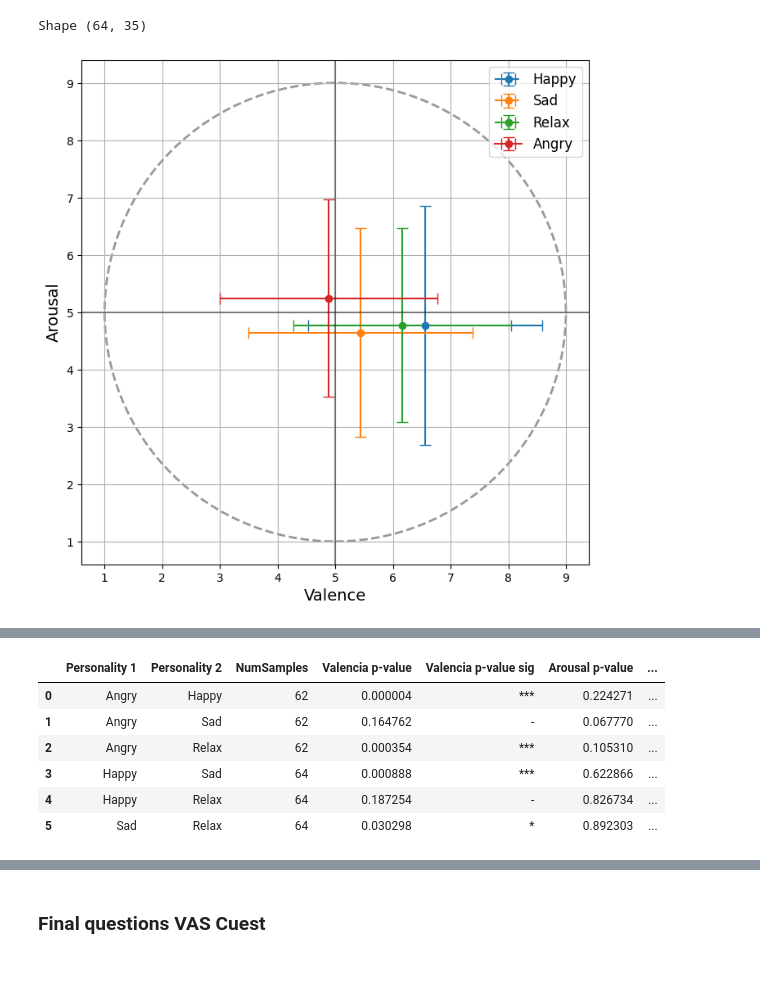
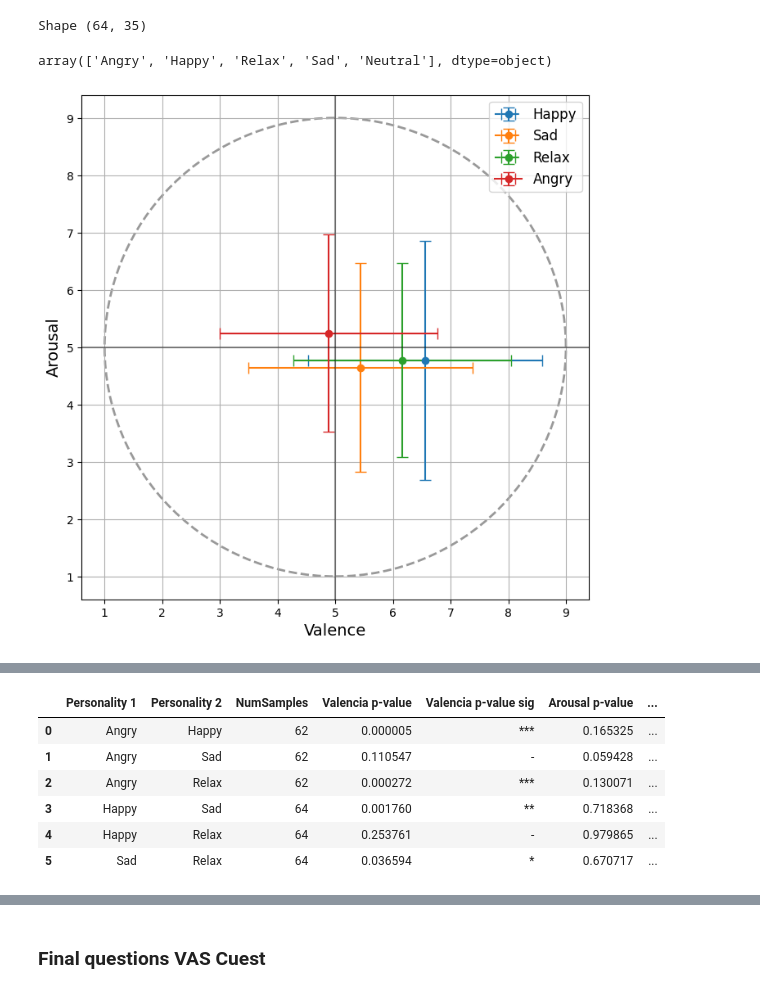
Before and after one commit to ASAPLableni/LableniBot, a Jupyter notebook: DataAnalysis/AnalysisQuestUpdate.ipynb, the cells around one changed output, grey strips where cells are left out. Drawn from its saved outputs; the diff is of its cells as text; code cells hidden in the pictures.

```diff
--- a/DataAnalysis/AnalysisQuestUpdate.ipynb
+++ b/DataAnalysis/AnalysisQuestUpdate.ipynb
@@ -869,20 +963,20 @@ Mean Sad Question2 = 4.8906 +/- 1.5724 ; Median = 5.0 ; Min. =  1.0 ; Max. =  7.
 # %%
 results_subject_list = []
-for i_p1, p1 in enumerate(df_all_cuest["Personality"].unique()[:-1]):
-    for p2 in df_all_cuest["Personality"].unique()[(i_p1+1):]:
+for i_p1, p1 in enumerate(df_all_cuest["NewPersonality"].unique()[:-1]):
+    for p2 in df_all_cuest["NewPersonality"].unique()[(i_p1+1):]:
         # print("Personality", p1, p2)
 
-        x1 = (df_all_cuest[df_all_cuest["Personality"] == p1]["Question1"]).dropna()
-        x2 = (df_all_cuest[df_all_cuest["Personality"] == p2]["Question1"]).dropna()
+        x1 = (df_all_cuest[df_all_cuest["NewPersonality"] == p1]["Question1"]).dropna()
+        x2 = (df_all_cuest[df_all_cuest["NewPersonality"] == p2]["Question1"]).dropna()
 
-        _, p_value_valencia = sp.stats.mannwhitneyu(x1, x2)
+        _, p_value_valencia = sp.stats.kruskal(x1, x2)
 
-        x1 = (df_all_cuest[df_all_cuest["Personality"] == p1]["Question2"]).dropna().astype(np.int16)
-        x2 = (df_all_cuest[df_all_cuest["Personality"] == p2]["Question2"]).dropna().astype(np.int16)
+        x1 = (df_all_cuest[df_all_cuest["NewPersonality"] == p1]["Question2"]).dropna().astype(np.int16)
+        x2 = (df_all_cuest[df_all_cuest["NewPersonality"] == p2]["Question2"]).dropna().astype(np.int16)
 
-        _, p_value_arousal = sp.stats.mannwhitneyu(x1, x2)
+        _, p_value_arousal = sp.stats.kruskal(x1, x2)
 
-        results_subject_list.append({
+        results_subject_lrellist.append({
             "Personality 1": p1,
             "Personality 2": p2,
             "NumSamples": len(x1),
@@ -1117,6 +1248,10 @@ def rescale_feature(array, min_sc=-4, max_sc=4):
 print("Shape", df_happy.shape)
 # %% [output]
 Shape (64, 35)
+# %%
+df_all_cuest["NewPersonality"].unique()
+# %% [output]
+array(['Angry', 'Happy', 'Relax', 'Sad', 'Neutral'], dtype=object)
 # %%
 # #######################
 # ### SAM for Subject ###
@@ -1167,19 +1302,55 @@ plt.savefig("Results/Images/SAMSubject.pdf", dpi=300, format="pdf")
 plt.show()
 
 aute.stat_print(df_angry["Question3"], "Angry Valence")
+_, p_value = sp.stats.normaltest(df_angry["Question3"].dropna())
+print("p-value", p_value, "in string", aute.get_p_string(p_value))
+
 aute.stat_print(df_angry["Question4"], "Angry Arousal")
+_, p_value = sp.stats.normaltest(df_angry["Question4"].dropna())
+print("p-value", p_value, "in string", aute.get_p_string(p_value))
+
 print()
 aute.stat_print(df_happy["Question3"], "Happy Valence")
+_, p_value = sp.stats.normaltest(df_happy["Question3"].dropna())
+print("p-value", p_value, "in string", aute.get_p_string(p_value))
+
 aute.stat_print(df_happy["Question4"], "Happy Arousal")
+_, p_value = sp.stats.normaltest(df_happy["Question4"].dropna())
+print("p-value", p_value, "in string", aute.get_p_string(p_value))
+
 print()
 aute.stat_print(df_sad["Question3"], "Sad Valence")
+_, p_value = sp.stats.normaltest(df_sad["Question3"].dropna())
+print("p-value", p_value, "in string", aute.get_p_string(p_value))
+
 aute.stat_print(df_sad["Question4"], "Sad Arousal")
+_, p_value = sp.stats.normaltest(df_sad["Question4"].dropna())
+print("p-value", p_value, "in string", aute.get_p_string(p_value))
+
 print()
 aute.stat_print(df_relax["Question3"], "Relax Valence")
+_, p_value = sp.stats.normaltest(df_relax["Question3"].dropna())
+print("p-value", p_value, "in string", aute.get_p_string(p_value))
+
 aute.stat_print(df_relax["Question4"], "Relax Arousal")
+_, p_value = sp.stats.normaltest(df_relax["Question4"].dropna())
+print("p-value", p_value, "in string", aute.get_p_string(p_value))
+
 print()
 
 personality_list = ["Angry", "Happy", "Sad", "Relax"]
+
+group_list = [
+    df_g["Question3"].dropna().tolist() for g, df_g in df_all_cuest.groupby("NewPersonality") if g != "Neutral"
+]
+_, pvalue = sp.stats.f_oneway(*group_list)
+print("Valence", pvalue, "string", aute.get_p_string(pvalue))
+
+group_list = [
+    df_g["Question4"].dropna().tolist() for g, df_g in df_all_cuest.groupby("NewPersonality") if g != "Neutral"
+]
+_, pvalue = sp.stats.f_oneway(*group_list)
+print("Arousal", pvalue, "string", aute.get_p_string(pvalue))
 
 results_subject_list = []
 for i_p1, p1 in enumerate(personality_list[:-1]):
@@ -1189,12 +1360,12 @@ for i_p1, p1 in enumerate(personality_list[:-1]):
         x1 = (df_all_cuest[df_all_cuest["Personality"] == p1]["Question3"]).dropna()
         x2 = (df_all_cuest[df_all_cuest["Personality"] == p2]["Question3"]).dropna()
 
-        _, p_value_valencia = sp.stats.mannwhitneyu(x1, x2)
+        _, p_value_valencia = sp.stats.ttest_ind(x1, x2)
 
         x1 = (df_all_cuest[df_all_cuest["Personality"] == p1]["Question4"]).dropna().astype(np.int16)
         x2 = (df_all_cuest[df_all_cuest["Personality"] == p2]["Question4"]).dropna().astype(np.int16)
 
-        _, p_value_arousal = sp.stats.mannwhitneyu(x1, x2)
+        _, p_value_arousal = sp.stats.ttest_ind(x1, x2)
 
         results_subject_list.append({
             "Personality 1": p1,
@@ -1223,7 +1400,7 @@ Mean Relax Arousal = 4.7742 +/- 1.6793 ; Median = 5.0 ; Min. =  1.0 ; Max. =  8.
 |  | Personality 1 | Personality 2 | NumSamples | Valencia p-value | Valencia p-value sig | Arousal p-value | ... |
-| 0 | Angry | Happy | 62 | 0.000004 | *** | 0.224271 | ... |
-| 1 | Angry | Sad | 62 | 0.164762 | - | 0.067770 | ... |
-| 2 | Angry | Relax | 62 | 0.000354 | *** | 0.105310 | ... |
-| 3 | Happy | Sad | 64 | 0.000888 | *** | 0.622866 | ... |
-| 4 | Happy | Relax | 64 | 0.187254 | - | 0.826734 | ... |
-| 5 | Sad | Relax | 64 | 0.030298 | * | 0.892303 | ... |
+| 0 | Angry | Happy | 62 | 0.000005 | *** | 0.165325 | ... |
+| 1 | Angry | Sad | 62 | 0.110547 | - | 0.059428 | ... |
+| 2 | Angry | Relax | 62 | 0.000272 | *** | 0.130071 | ... |
+| 3 | Happy | Sad | 64 | 0.001760 | ** | 0.718368 | ... |
+| 4 | Happy | Relax | 64 | 0.253761 | - | 0.979865 | ... |
+| 5 | Sad | Relax | 64 | 0.036594 | * | 0.670717 | ... |
```
Also changed, not shown: parts of 24 cells of this notebook, 2 other files.
